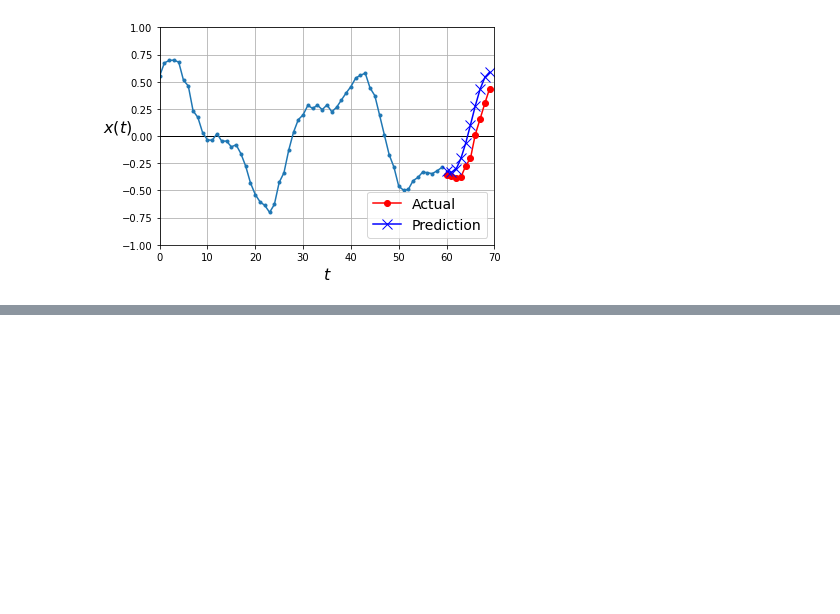
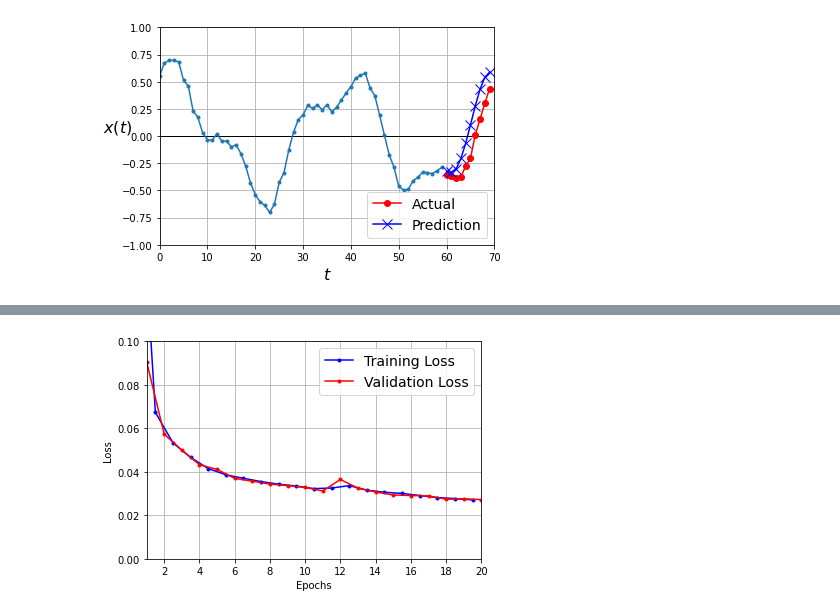
Before and after one commit to agelas/HOML, a Jupyter notebook: SequencesRNN.ipynb, the cells around one changed output, grey strips where cells are left out. Drawn from its saved outputs; the diff is of its cells as text; code cells hidden in the pictures; blank space fills up the shorter version.

```diff
--- a/SequencesRNN.ipynb
+++ b/SequencesRNN.ipynb
@@ -282,0 +341,31 @@ model.evaluate(X_valid, Y_valid)
+# %%
+class LN_RNN_Cell(keras.layers.Layer):
+    def __init__(self, units, activation="tanh", **kwargs):
+        super().__init__(**kwargs)
+        self.state_size = units
+        self.output_size = units
+        self.simple_rnn_cell = keras.layers.SimpleRNNCell(units, activation=None)
+        self.layer_norm = LayerNormalization()
+        self.activation = keras.activations.get(activation)
+
+    def get_initial_state(self, inputs=None, batch_size=None, dtype=None):
+        if inputs is not None:
+            batch_size = tf.shape(inputs)[0]
+            dtype = inputs.dtype
+        return [tf.zeros([batch_size, self.state_size], dtype=dtype)]
+
+    def call(self, inputs, states):
+        outputs, new_states = self.simple_rnn_cell(inputs, states)
+        norm_outputs = self.activation(self.layer_norm(outputs))
+        return norm_outputs, [norm_outputs]
+# %%
+model = keras.models.Sequential([
+    keras.layers.RNN(LN_RNN_Cell(20), return_sequences=True,
+                     input_shape=[None, 1]),
+    keras.layers.RNN(LN_RNN_Cell(20), return_sequences=True),
+    keras.layers.TimeDistributed(keras.layers.Dense(10))
+])
+
+model.compile(loss="mse", optimizer="adam", metrics=[last_time_step_mse])
+history = model.fit(X_train, Y_train, epochs=20,
+                    validation_data=(X_valid, Y_valid))
@@ -282,0 +395,5 @@ model.evaluate(X_valid, Y_valid)
+# %%
+plot_learning_curves(history.history["loss"], history.history["val_loss"])
+plt.show()
+# %% [output]
+[figure, added]
```
Also changed, not shown: parts of 24 cells of this notebook.
